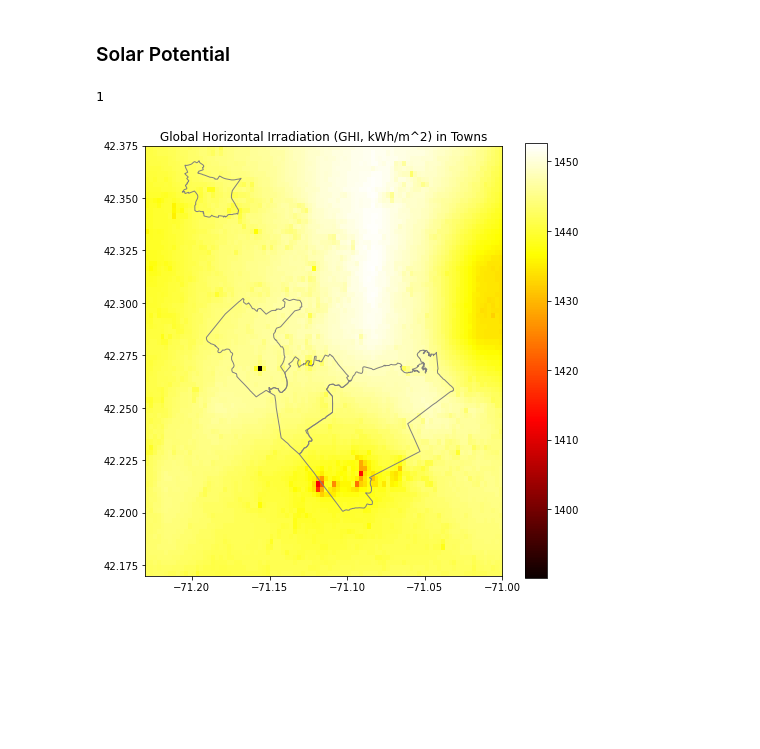
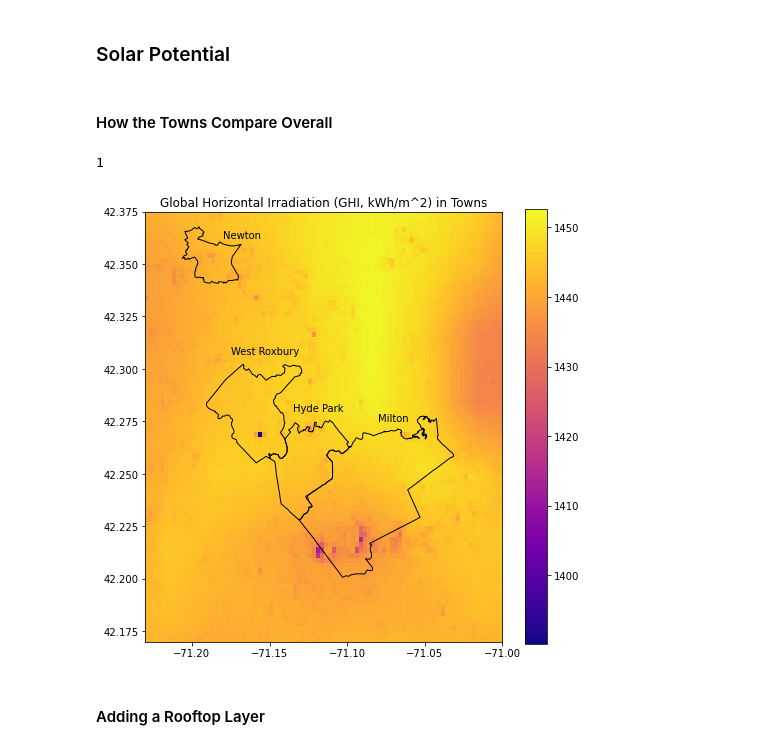
Before and after one commit to ghostpress/ma-solar, a Jupyter notebook: code/initViz.ipynb, the cells around one changed output. Drawn from its saved outputs; the diff is of its cells as text; code cells hidden in the pictures; blank space fills up the shorter version.

Commit message:
Added labels and changed colormap of GHI map

```diff
--- a/code/initViz.ipynb
+++ b/code/initViz.ipynb
@@ -355,0 +353,2 @@ solarshp.to_file(dataDir('MAshape/solar.shp'))  # saving this to use in QGIS
+# %% [markdown]
+#### How the Towns Compare Overall
@@ -375,24 +377,26 @@ extent = [solar_file.bounds[i] for i in [0, 2, 1, 3]]
 # %%
 fig4, ax4 = plt.subplots()
 fig4.set_size_inches(8, 8)
 
-img = ax4.imshow(solar, extent=extent, cmap='hot')
+img = ax4.imshow(solar, extent=extent, cmap='plasma')
 plt.colorbar(img)
 
-solarshp.plot(ax=ax4, color='None', edgecolor='grey')
+solarshp.plot(ax=ax4, color='None', edgecolor='black')
 
 # Town labels
-# ax4.text(71.175, 42.6, 'Newton')
-#ax4.text(226000, 895000, 'West Roxbury')
-#ax4.text(230000, 892000, 'Hyde Park')
-#ax4.text(234500, 891700, 'Milton')
+ax4.text(-71.180, 42.362, 'Newton', color='black')
+ax4.text(-71.175, 42.307, 'West Roxbury', color='black')
+ax4.text(-71.135, 42.280, 'Hyde Park')
+ax4.text(-71.080, 42.275, 'Milton')
 
 ax4.set_title('Global Horizontal Irradiation (GHI, kWh/m^2) in Towns')
 
 # Save image
 plt.savefig(outputDir('viz/GHItowns.png'), dpi=150, format='png')
 # %% [output]
-[figure, old version]
+[figure, new version]
+# %% [markdown]
+#### Adding a Rooftop Layer
 # %%
 # TODO:
 #   1. Rewrite README w/ new solar data
```
Also changed, not shown: parts of 5 cells of this notebook, 1 other file.
